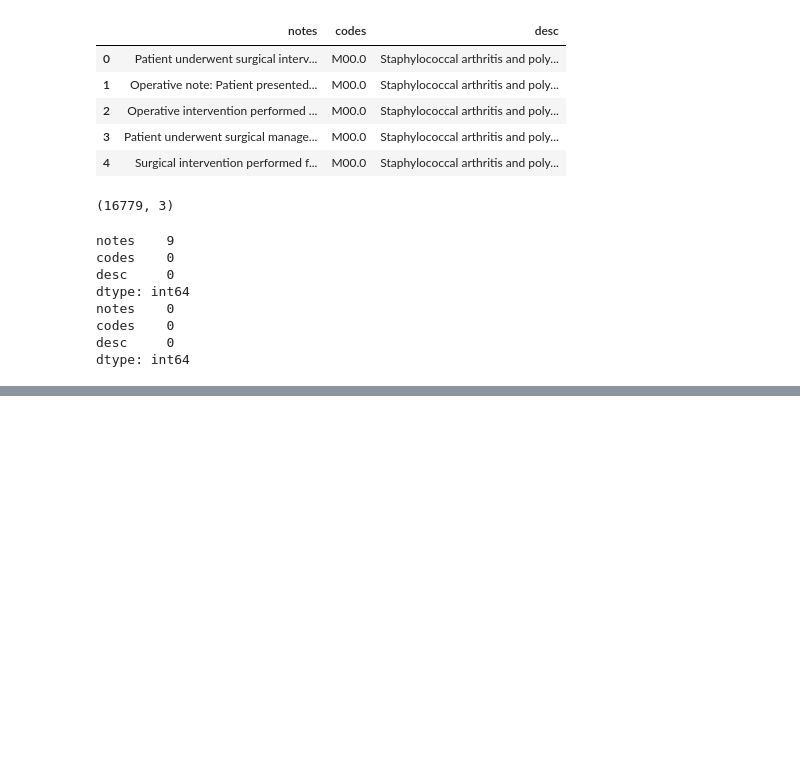
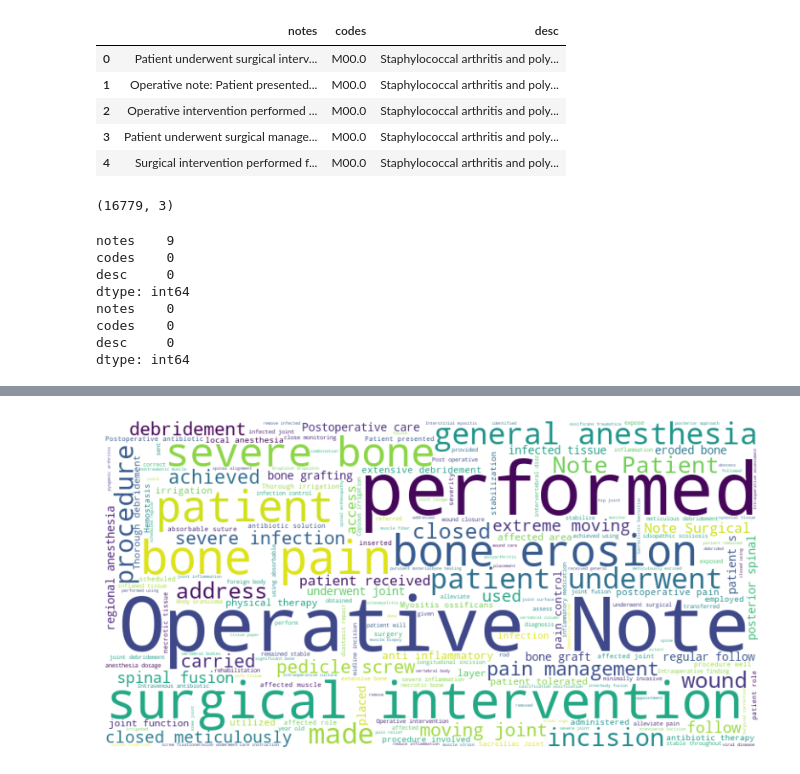
Before and after one commit to Nielspace/MedicalLM, a Jupyter notebook: Runs.ipynb, the cells around one changed output, grey strips where cells are left out. Saved outputs shown, nothing was run; the diff lists cells and outputs as text; code cells hidden in the pictures; blank space fills up the shorter version.

```diff
--- a/Runs.ipynb
+++ b/Runs.ipynb
@@ -44,0 +64,16 @@ duplicate_notes['notes'] = duplicate_notes.notes.apply(text_aug.summarize_w_t5_b
+# %%
+from wordcloud import WordCloud
+
+# Example text dataset
+text = ' '.join(df['notes'])
+
+# Create a WordCloud object
+wordcloud = WordCloud(width=800, height=400, background_color='white').generate(text)
+
+# Plot the word cloud
+plt.figure(figsize=(10, 5))
+plt.imshow(wordcloud, interpolation='bilinear')
+plt.axis('off')
+plt.show()
+# %% [output]
+[figure, added]
```
Also changed, not shown: parts of 28 cells of this notebook, 2 other files.
